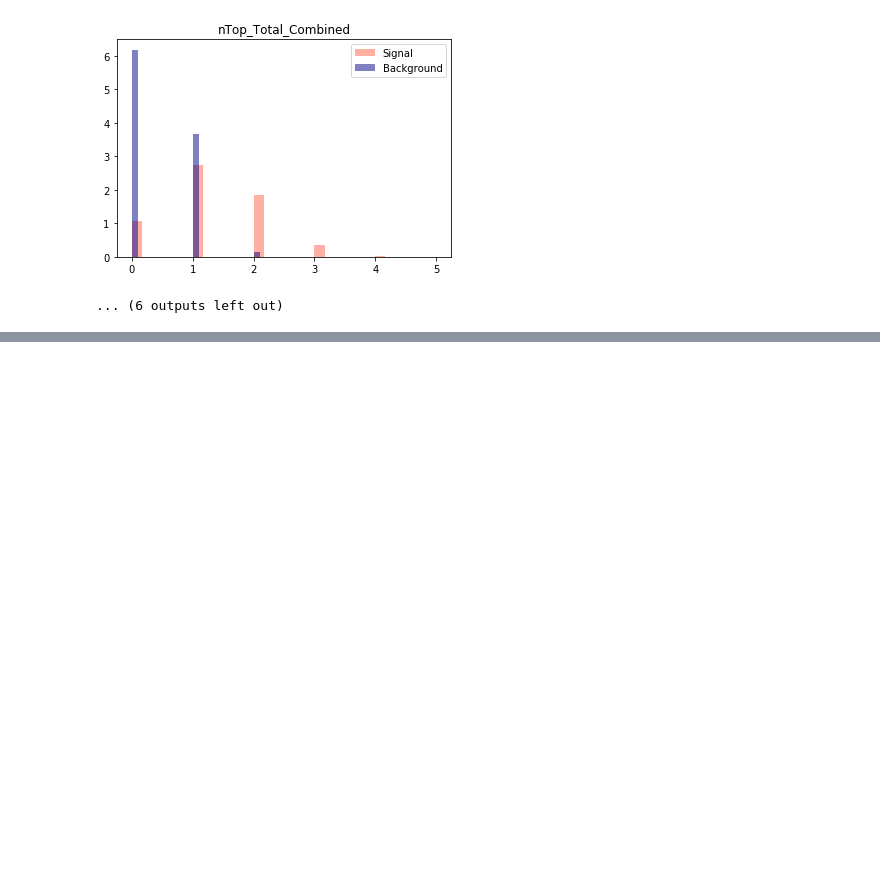
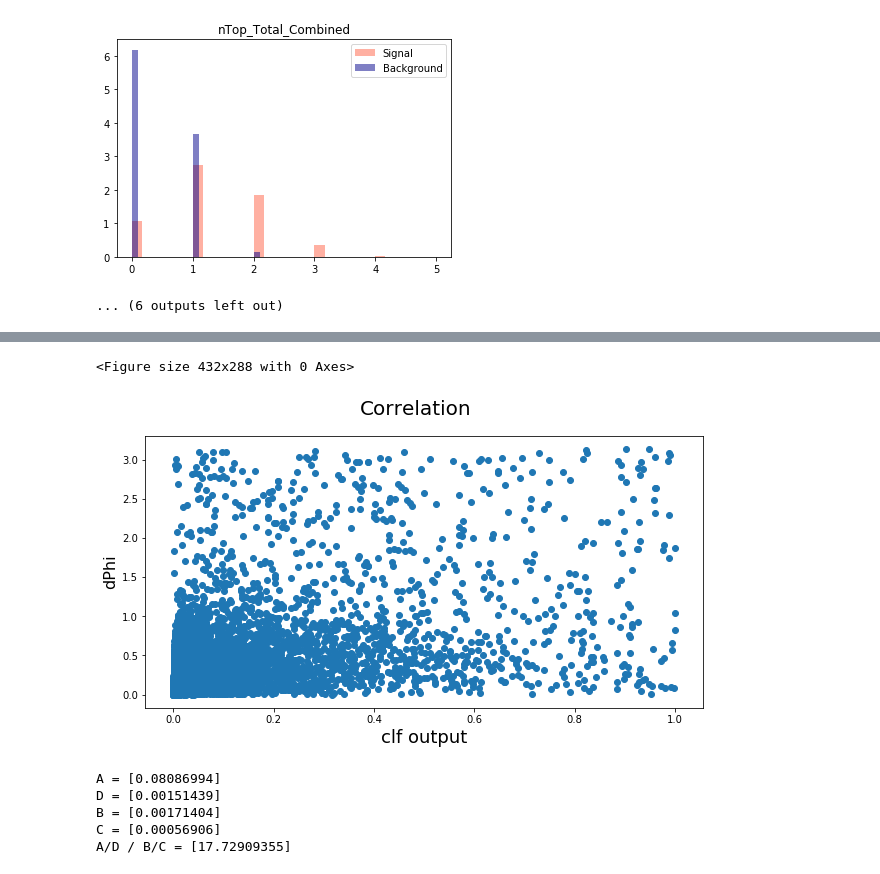
Before and after one commit to faroukmokhtar/hepML1Lep, a Jupyter notebook: notebooks/Project.ipynb, the cells around one changed output, grey strips where cells are left out. Cells and saved outputs as stored; diff of their text form; code cells hidden in the pictures; blank space fills up the shorter version.

```diff
--- a/notebooks/Project.ipynb
+++ b/notebooks/Project.ipynb
@@ -430,0 +576,57 @@ evaluate_hbb_classifier(clf_hbb_adv, generate_hbb)
+# %%
+   ###Use "generatingFW" for the correlation graph to be able to deduce the ratios
+    ## Note: it only uses background events as intended
+
+
+num=10000 ###Number of points/inputs generated/to be plotted
+
+X0, Y0, Z0, FW0 = generatingFW(num, 0, 3.14)
+Y0_pred = clf_hbb(torch.as_tensor(X0, dtype=torch.float))   ####This is the classifier output
+
+
+C=np.zeros((num,1))
+for i in range (0,num):
+    C[i]=Y0_pred[i].item()
+
+fig = plt.figure()
+fig, ax = plt.subplots(1, figsize=(10, 5))
+plt.scatter(C,Z0)
+fig.suptitle('Correlation', fontsize=20)
+
+plt.xlabel('clf output', fontsize=18)
+plt.ylabel('dPhi', fontsize=16)
+plt.show()
+# %% [output]
+<Figure size 432x288 with 0 Axes>
+[figure, added]
+# %%
+# Deducing ratios
+
+dl=0; ul=0; dr=0; ur=0
+
+for i in range(num):
+    if (C[i]<0.5 and Z0[i]<1.57):
+        dl=dl+1*FW0[i]
+
+    if (C[i]>0.5 and Z0[i]<1.57):
+        dr=dr+1*FW0[i]
+
+    if (C[i]<0.5 and Z0[i]>1.57):
+        ul=ul+1*FW0[i]
+
+    if (C[i]>0.5 and Z0[i]>1.57):
+        ur=ur+1*FW0[i]
+
+
+print("A =", dl)
+print("D =", ul)
+print("B =", dr)
+print("C =", ur)
+
+print("A/D / B/C =", (dl/ul)/(dr/ur))
+# %% [output]
+A = [0.08086994]
+D = [0.00151439]
+B = [0.00171404]
+C = [0.00056906]
+A/D / B/C = [17.72909355]
```
Also changed, not shown: parts of 23 cells of this notebook.
